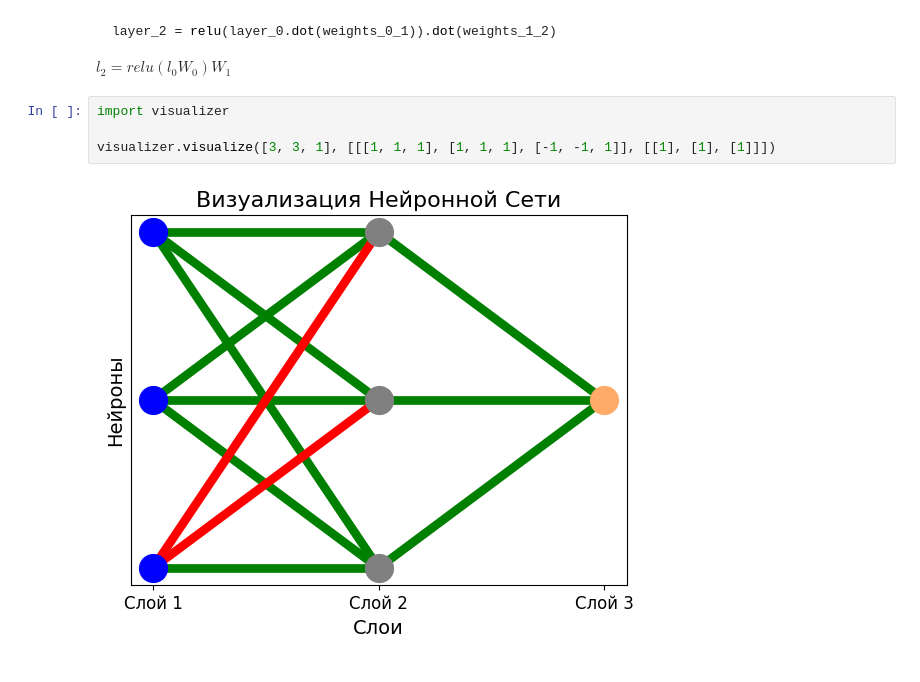
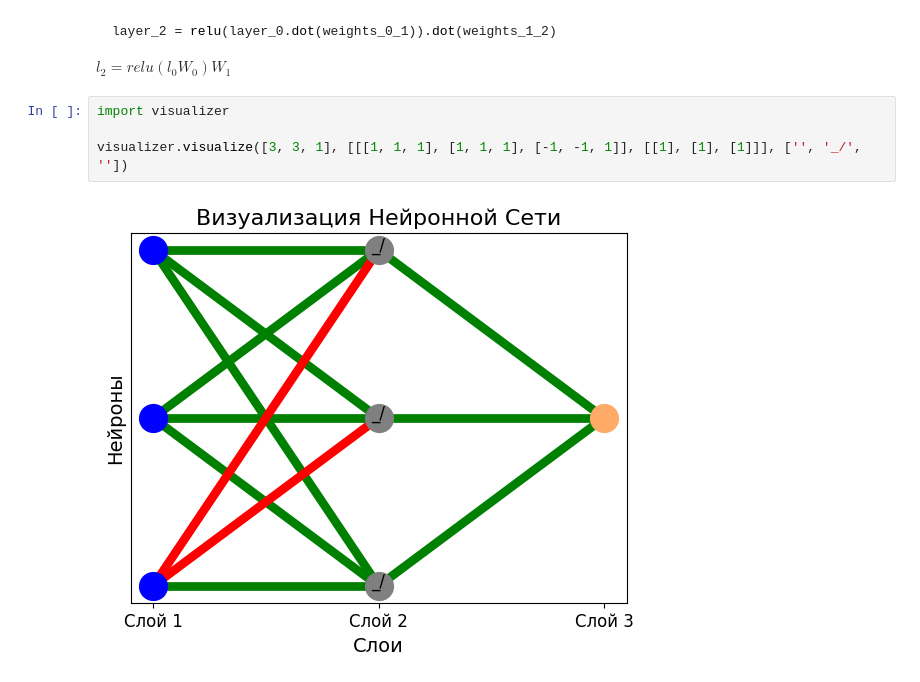
Before and after one commit to USBashka/AI-test, a Jupyter notebook: chapter7.ipynb, the cells around one changed output. Drawn from its saved outputs; the diff is of its cells as text.

```diff
--- a/chapter7.ipynb
+++ b/chapter7.ipynb
@@ -21,6 +21,6 @@ $l_2 = relu(l_0W_0)W_1$
 # %%
 import visualizer
 
-visualizer.visualize([3, 3, 1], [[[1, 1, 1], [1, 1, 1], [-1, -1, 1]], [[1], [1], [1]]])
+visualizer.visualize([3, 3, 1], [[[1, 1, 1], [1, 1, 1], [-1, -1, 1]], [[1], [1], [1]]], ['', '_/', ''])
 # %% [output]
-[figure, old version]
+[figure, new version]
```
Also changed, not shown: 2 other files.
